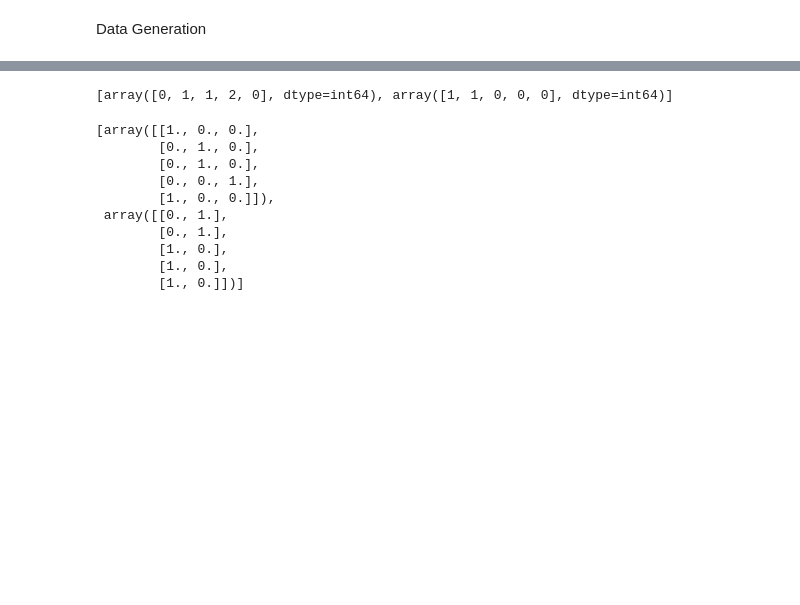
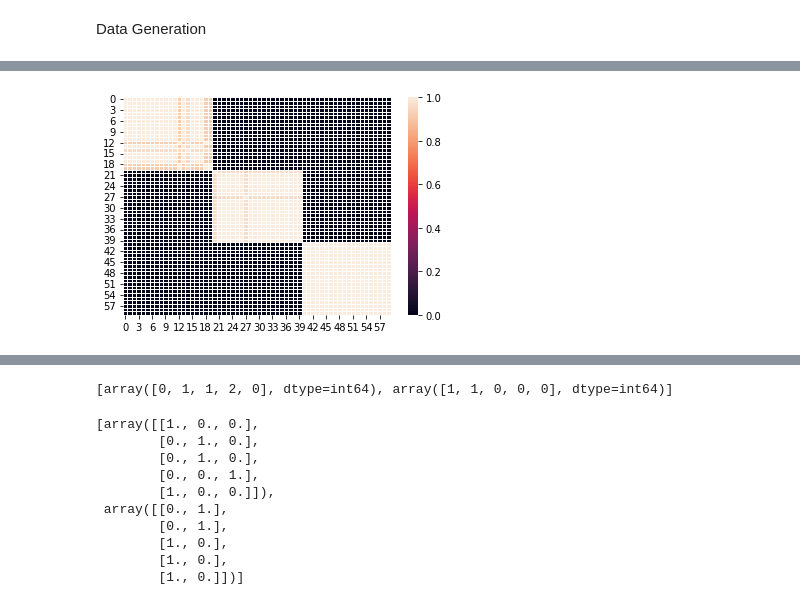
Before and after one commit to FreeTheOtter/BNP-Net, a Jupyter notebook: src/irm_bicluster.ipynb, the cells around one changed output, grey strips where cells are left out. Saved outputs shown, nothing was run; the diff lists cells and outputs as text; code cells hidden in the pictures; blank space fills up the shorter version.

```diff
--- a/src/irm_bicluster.ipynb
+++ b/src/irm_bicluster.ipynb
@@ -305,0 +518,5 @@ def compute_logLs(X, Z, mode = 'biclustering'):
+# %%
+ax = sns.heatmap(pr_cc(Zr, mode ='uniclustering'), linewidth=0.5)
+plt.show()
+# %% [output]
+[figure, added]
```
Also changed, not shown: parts of 48 cells of this notebook, 2 other files.
